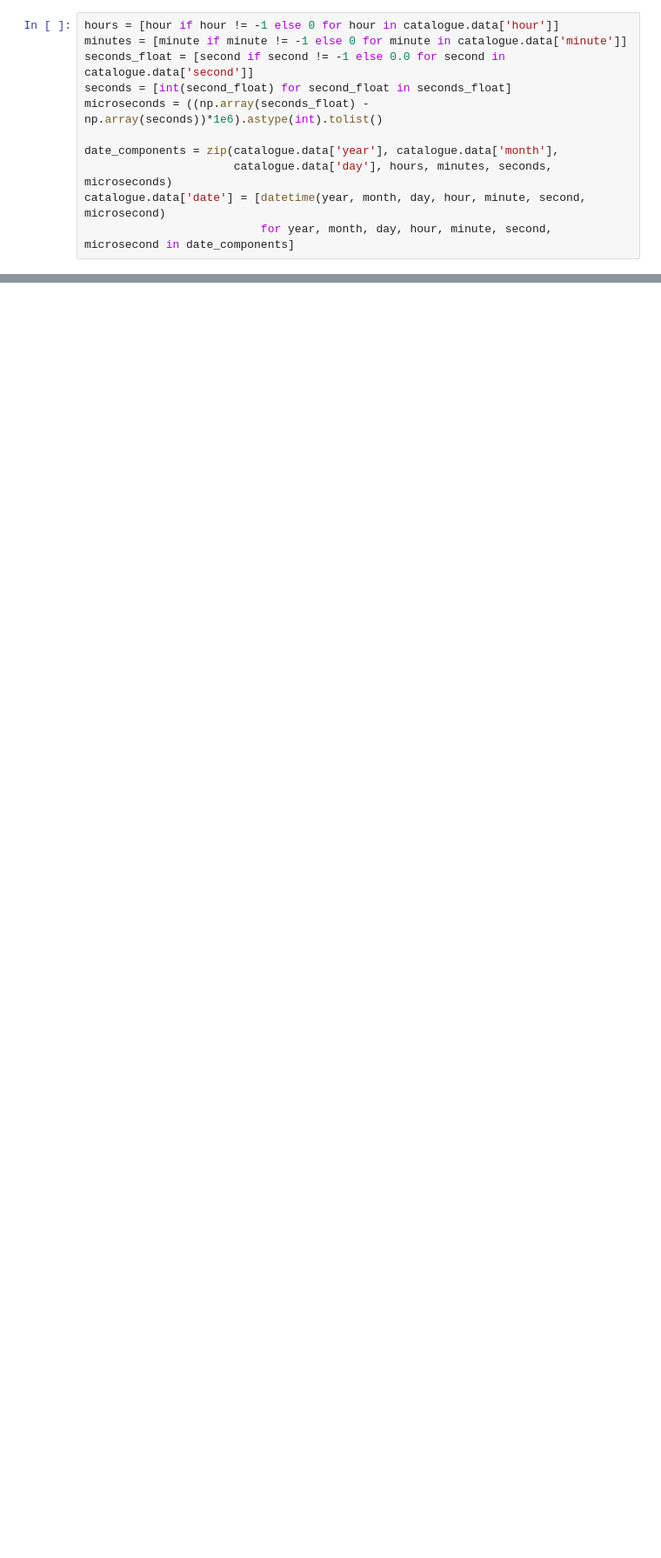
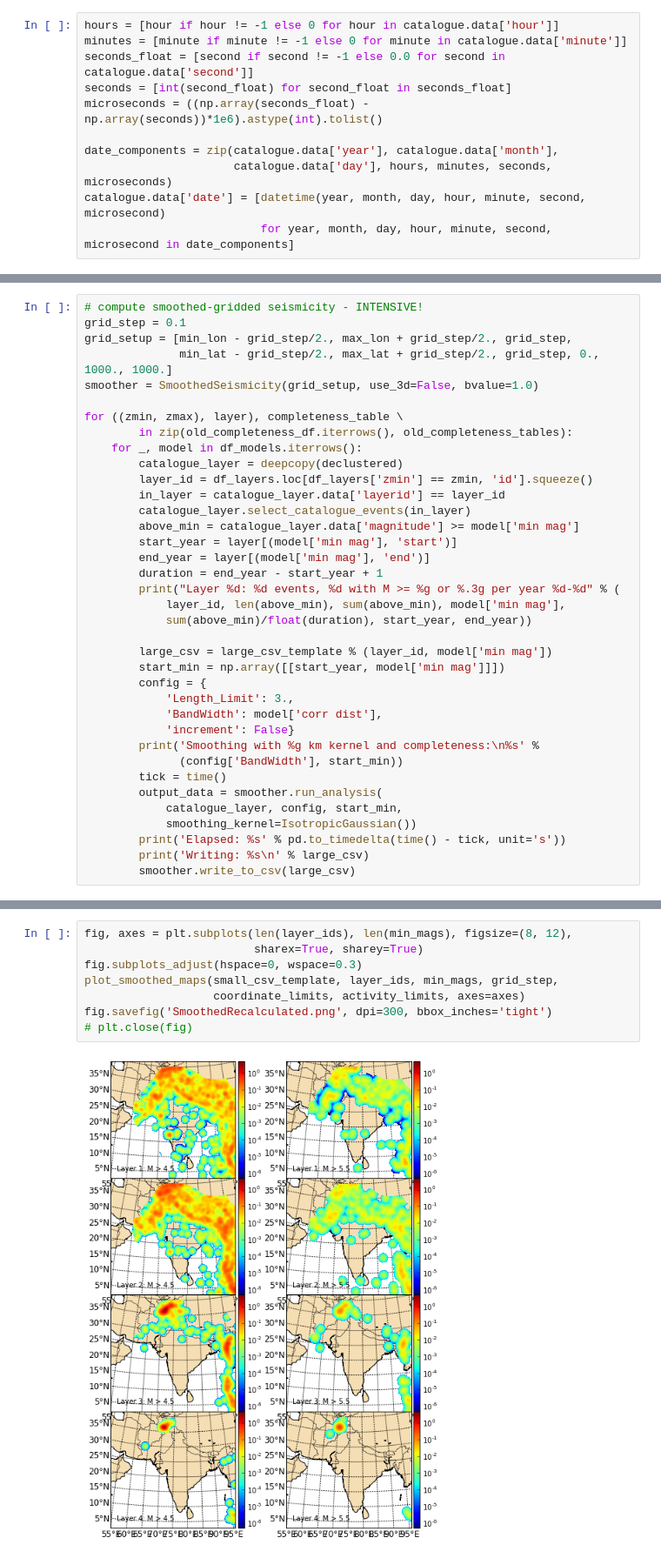
Before and after one commit to nackerley/indian-subcontinent-psha, a Jupyter notebook: Smoothed/Smoothed Seismicity from Catalogue.ipynb, the cells around one changed output, grey strips where cells are left out. Shown at 87% size. Drawn from its saved outputs; the diff is of its cells as text; blank space fills up the shorter version.

```diff
--- a/Smoothed/Smoothed Seismicity from Catalogue.ipynb
+++ b/Smoothed/Smoothed Seismicity from Catalogue.ipynb
@@ -843,0 +646,37 @@ plt.colorbar();
+# %%
+# compute smoothed-gridded seismicity - INTENSIVE!
+grid_step = 0.1
+grid_setup = [min_lon - grid_step/2., max_lon + grid_step/2., grid_step,
+              min_lat - grid_step/2., max_lat + grid_step/2., grid_step, 0., 1000., 1000.]
+smoother = SmoothedSeismicity(grid_setup, use_3d=False, bvalue=1.0)
+
+for ((zmin, zmax), layer), completeness_table \
+        in zip(old_completeness_df.iterrows(), old_completeness_tables):
+    for _, model in df_models.iterrows():
+        catalogue_layer = deepcopy(declustered)
+        layer_id = df_layers.loc[df_layers['zmin'] == zmin, 'id'].squeeze()
+        in_layer = catalogue_layer.data['layerid'] == layer_id
+        catalogue_layer.select_catalogue_events(in_layer)
+        above_min = catalogue_layer.data['magnitude'] >= model['min mag']
+        start_year = layer[(model['min mag'], 'start')]
+        end_year = layer[(model['min mag'], 'end')]
+        duration = end_year - start_year + 1
+        print("Layer %d: %d events, %d with M >= %g or %.3g per year %d-%d" % (
+            layer_id, len(above_min), sum(above_min), model['min mag'],
+            sum(above_min)/float(duration), start_year, end_year))
+
+        large_csv = large_csv_template % (layer_id, model['min mag'])
+        start_min = np.array([[start_year, model['min mag']]])
+        config = {
+            'Length_Limit': 3.,
+            'BandWidth': model['corr dist'],
+            'increment': False}
+        print('Smoothing with %g km kernel and completeness:\n%s' %
+              (config['BandWidth'], start_min))
+        tick = time()
+        output_data = smoother.run_analysis(
+            catalogue_layer, config, start_min,
+            smoothing_kernel=IsotropicGaussian())
+        print('Elapsed: %s' % pd.to_timedelta(time() - tick, unit='s'))
+        print('Writing: %s\n' % large_csv)
+        smoother.write_to_csv(large_csv)
@@ -843,0 +773,10 @@ plt.colorbar();
+# %%
+fig, axes = plt.subplots(len(layer_ids), len(min_mags), figsize=(8, 12),
+                         sharex=True, sharey=True)
+fig.subplots_adjust(hspace=0, wspace=0.3)
+plot_smoothed_maps(small_csv_template, layer_ids, min_mags, grid_step,
+                   coordinate_limits, activity_limits, axes=axes)
+fig.savefig('SmoothedRecalculated.png', dpi=300, bbox_inches='tight')
+# plt.close(fig)
+# %% [output]
+[figure, added]
```
Also changed, not shown: parts of 96 cells of this notebook, 41 other files.
